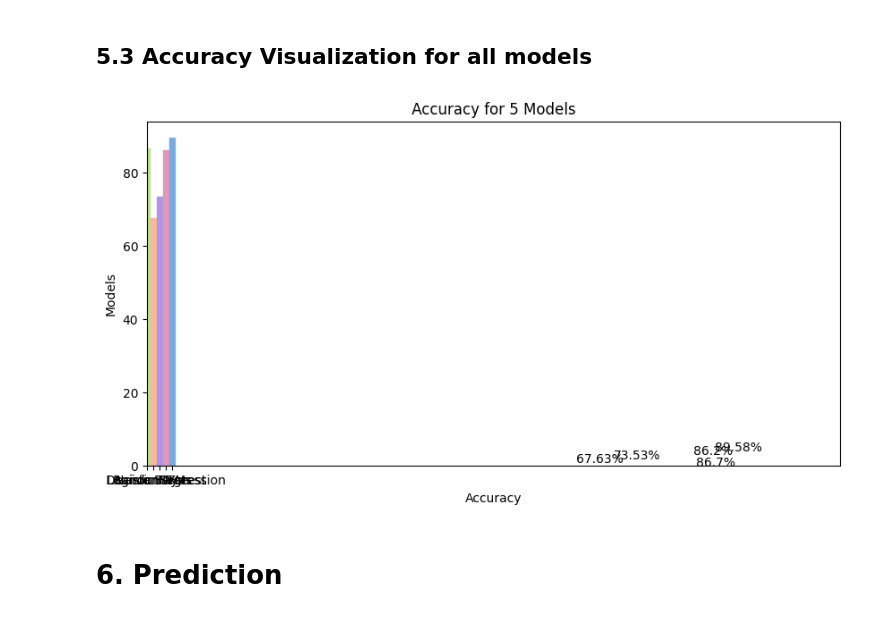
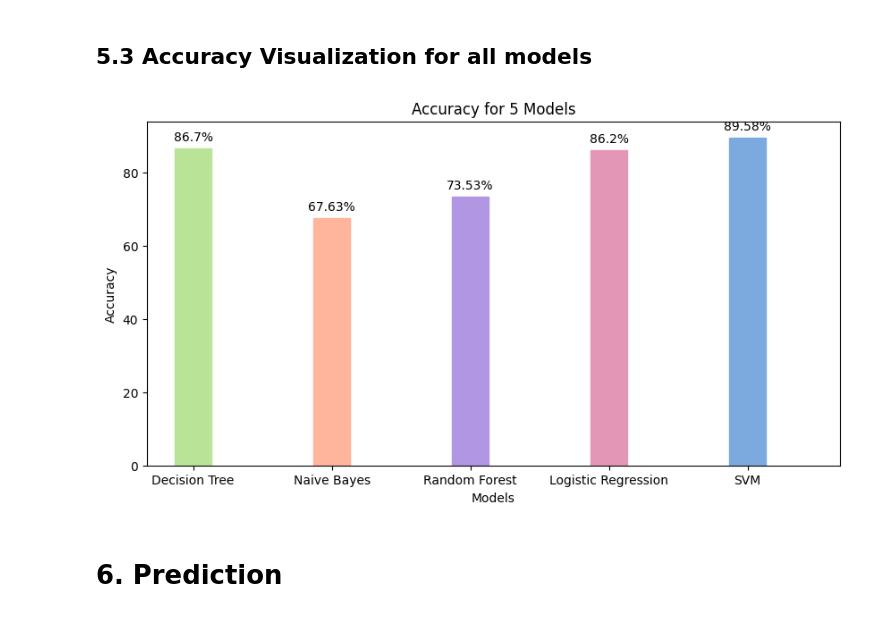
Before and after one commit to asmit-ayank/UCS411, a Jupyter notebook: Emotion_Detection_from_Text.ipynb, the cells around one changed output. Cells and saved outputs as stored; diff of their text form; code cells hidden in the pictures.

```diff
--- a/Emotion_Detection_from_Text.ipynb
+++ b/Emotion_Detection_from_Text.ipynb
@@ -792,34 +792,47 @@ per_recall_list
 # %% [markdown]
 ## 5.3 Accuracy Visualization for all models
 # %%
-algorithms = ['SVM','Logistic Regression','Random Forest','XGBoost','Naive Bayes','Decision Tree']
-algorithm_acc = [svm_acc*100, lr_acc*100, rfc_acc*100, mnb_acc*100, dt_acc*100]
+import matplotlib.pyplot as plt
 
-algorithms = ['Decision Tree','Naive Bayes','Random Forest','Logistic Regression','SVM']
+# Sample data (ensure to define these variables)
+algorithms = ['Decision Tree', 'Naive Bayes', 'Random Forest', 'Logistic Regression', 'SVM']
 algorithm_acc = [dt_acc*100, mnb_acc*100, rfc_acc*100, lr_acc*100, svm_acc*100]
 
-fig = plt.figure(figsize =(10, 5))
+# Create figure
+fig = plt.figure(figsize=(10, 5))
 
-bar_list = plt.bar(algorithms, algorithm_acc, color='blue')
+# Set bar width smaller to create space between bars
+bar_width = 0.4  # Decrease bar width
+x_pos = [i * 1.5 for i in range(len(algorithms))]  # Increase spacing between bars
 
+# Create bars with adjusted width
+bar_list = plt.bar(x_pos, algorithm_acc, color='blue', width=bar_width)
+
+# Set specific colors for each bar
 bar_list[4].set_color('#7CAADE')
 bar_list[3].set_color('#E396B6')
 bar_list[2].set_color('#B096E3')
 bar_list[1].set_color('#FFB49C')
 bar_list[0].set_color('#B9E396')
 
+# Labeling
+plt.xlabel('Models', color='black')
+plt.ylabel('Accuracy', color='black')
+plt.title('Accuracy for 5 Models')
+plt.xlim(-0.5, len(algorithms) * 1.5 - 0.5)  # Adjust to center the bars and maintain space
 
-plt.xlabel('Accuracy',color='black')
-plt.ylabel('Models',color='black')
-plt.title('Accuracy for 5 Models')
-plt.xlim(0,110)
+# Set tick positions to match the bars
+plt.xticks(x_pos, algorithms)
 
+# Add text labels to the bars (accuracy values above each bar)
 for i, v in enumerate(algorithm_acc):
-    plt.text(v + 0.5, i - 0.1, str(round(v,2))+'%', color='black',fontsize=10)
+    # Place the label slightly above the bar
+    plt.text(x_pos[i], v + 2, str(round(v, 2)) + '%', color='black', fontsize=10, ha='center')
 
+# Display plot
 plt.show()
 # %% [output]
-[figure, old version]
+[figure, new version]
 # %% [markdown]
 # 6. Prediction
 # %%
```
Also changed, not shown: parts of 1 cell of this notebook.
